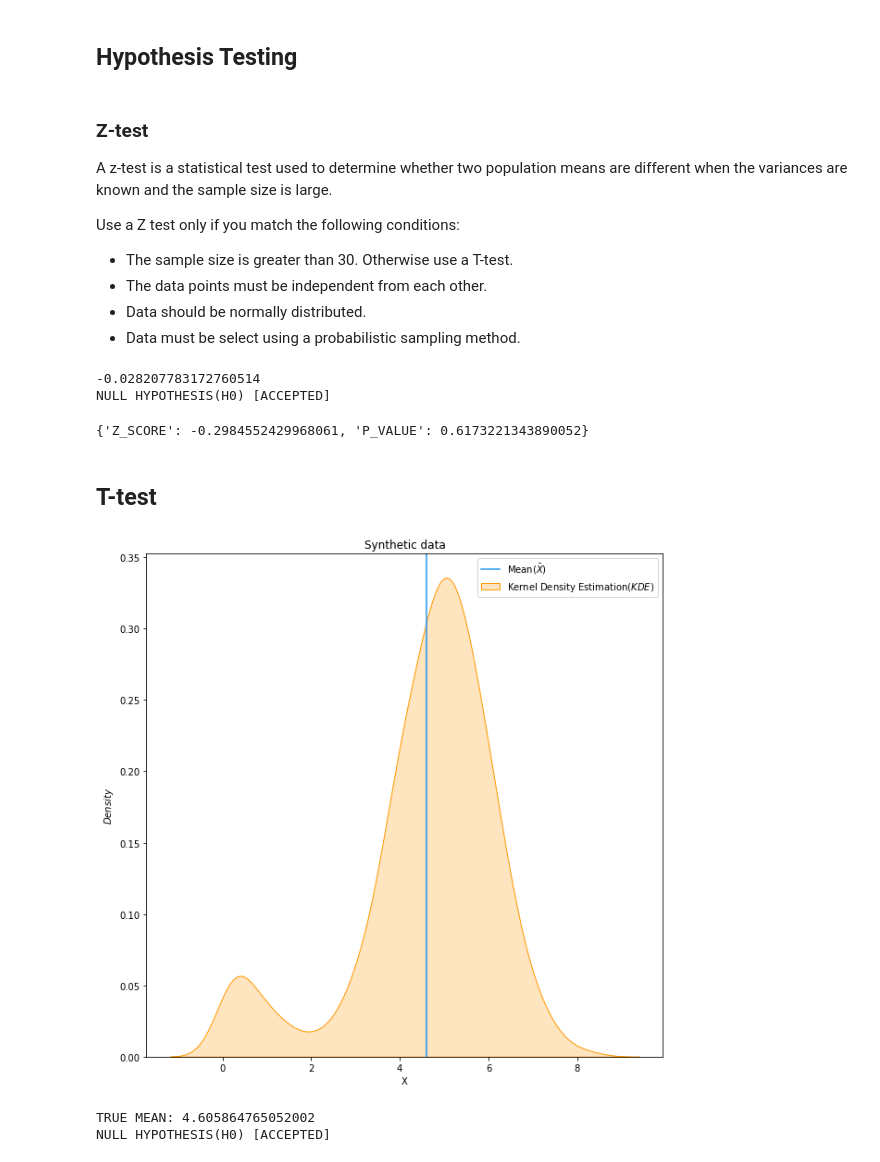
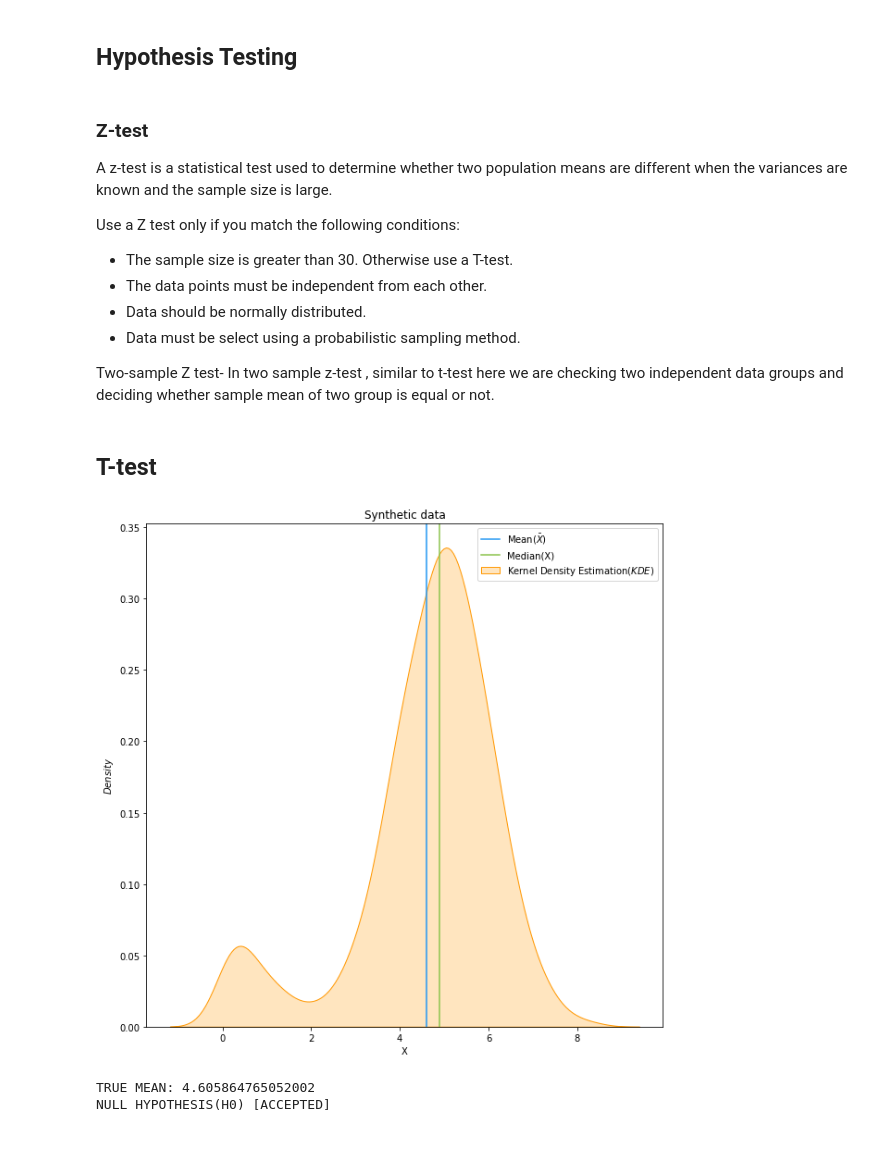
Before and after one commit to nachocodexx/cinvestav-tsmd-final, a Jupyter notebook: Untitled.ipynb, the cells around one changed output. Saved outputs shown, nothing was run; the diff lists cells and outputs as text; code cells hidden in the pictures.

```diff
--- a/Untitled.ipynb
+++ b/Untitled.ipynb
@@ -164,40 +157,38 @@ Use a Z test only if you match the following conditions:
 - The data points must be independent from each other.
 - Data should be normally distributed.
 - Data must be select using a probabilistic sampling method.
+
+Two-sample Z test- In two sample z-test , similar to t-test here we are checking two independent data groups and deciding whether sample mean of two group is equal or not.
 # %%
-norm = NormalDistribution(loc=0,scale=1)
-ztest0 = ZTest(alpha=0.05)
-s100 =norm.sample(size =100,loc=100,scale=1)
-s1000 =norm.sample(size =1000,loc=0,scale=1)
-value = 100
-# print(s100.mean()-value)
-# ztest0.test(x1 =s100,x2=None,value=0,alternative="smaller")
-# ztest0.test(x1 =s100,x2=None,value=value,alternative="larger")
-# ztest0.test(x1 =s100,x2=None,value=value)
+norm    = NormalDistribution(loc=0,scale=1)
+ztest0  = ZTest(alpha=0.05)
+group0  =norm.sample(size =1000,loc=100,scale=1)
+group1  =norm.sample(size =100,loc=100,scale=1)
+group2  =norm.sample(size =1000,loc=10,scale=1)
+# ztest0.test(x1 =s100,x2=None,value=101,alternative="smaller")
+# ztest0.test(x1 =s100,value=100,alternative="larger")
+# ztest0.test(x1 =group0,x2=group1,alternative="two-sided")
-# %% [output]
--0.028207783172760514
-NULL HYPOTHESIS(H0) [ACCEPTED]
-{'Z_SCORE': -0.2984552429968061, 'P_VALUE': 0.6173221343890052}
 # %% [markdown]
 ## T-test
 # %%
 norm   = NormalDistribution(loc=5,scale=1)
 erlang = ErlangDistribution(loc=0,scale=1,a=1)
-data   = generateFractionSample(size=1000,distributions=[norm,erlang],fractions=[.90,.10])
+_,data   = generateFractionSample(size=1000,distributions=[norm,erlang],fractions=[.90,.10])
 plotDataHistogram(
     data        = data,
     show_kde    = True,
     show_hist   = False,
     show_mean   = True,
-    show_median = not True,
+    show_median = True,
     bins        = 200,
     bandwidth   = 1,
     title       = "Synthetic data",
-    xLabel      = "X"
+    xLabel      = "X",
+    image_name  = "synthetic_data"
 )
 M.show()
 # %% [output]
-[figure, old version]
+[figure, new version]
 # %%
 ttest0 = TTest(alpha=0.05)
 # print("TRUE MEAN: {}".format(data.mean()))
```
Also changed, not shown: parts of 15 cells of this notebook.
